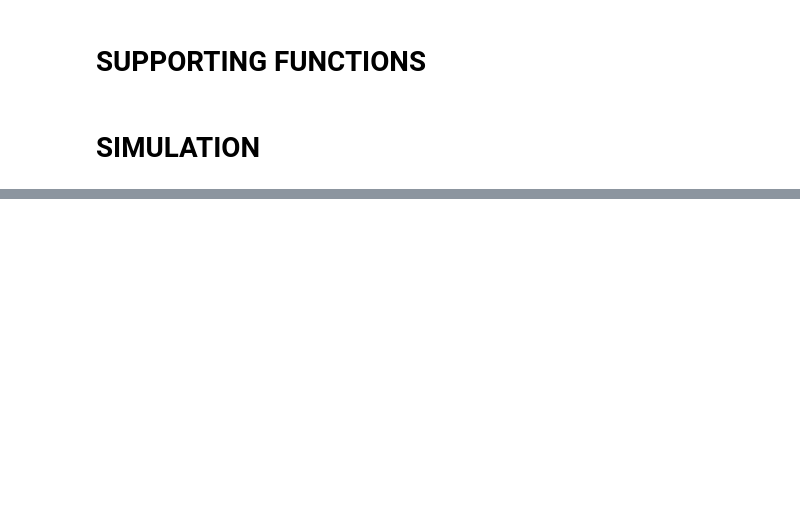
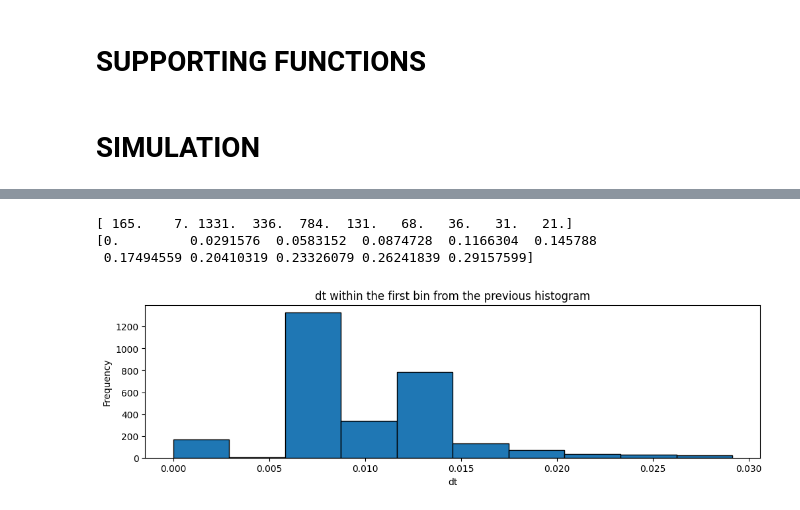
Before and after one commit to Annika-wyt/annika, a Jupyter notebook: ricatti_rk45.ipynb, the cells around one changed output, grey strips where cells are left out. Saved outputs shown, nothing was run; the diff lists cells and outputs as text; code cells hidden in the pictures; blank space fills up the shorter version.

```diff
--- a/ricatti_rk45.ipynb
+++ b/ricatti_rk45.ipynb
@@ -619,0 +729,16 @@ plt.show()
+# %%
+num_bins = 10
+figure= plt.figure(figsize=(12,3))
+counts, bins2, patches = plt.hist(bin1, bins=num_bins, edgecolor='black')
+plt.xlabel('dt')
+plt.ylabel('Frequency')
+plt.title('dt within the first bin from the previous histogram')
+print(counts)
+print(bins)
+# Show plot
+plt.show()
+# %% [output]
+[ 165.    7. 1331.  336.  784.  131.   68.   36.   31.   21.]
+[0.         0.0291576  0.0583152  0.0874728  0.1166304  0.145788
+ 0.17494559 0.20410319 0.23326079 0.26241839 0.29157599]
+[figure, added]
```
Also changed, not shown: parts of 9 cells of this notebook.
